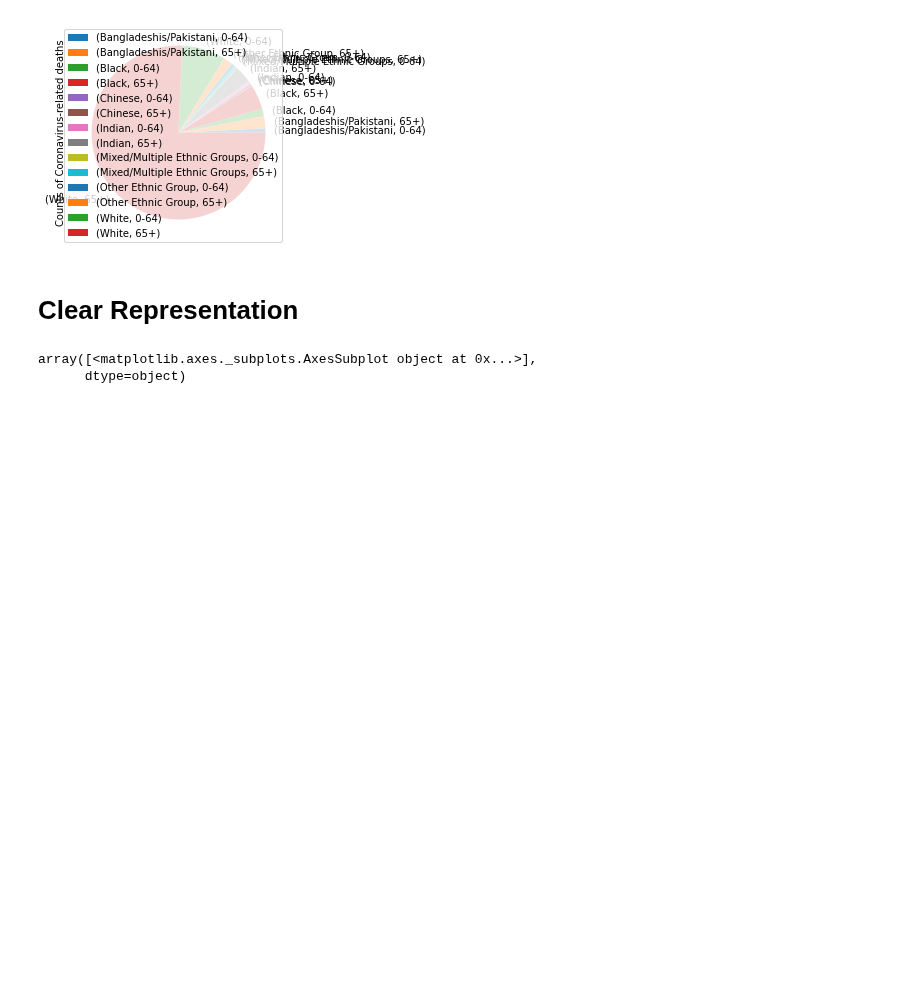
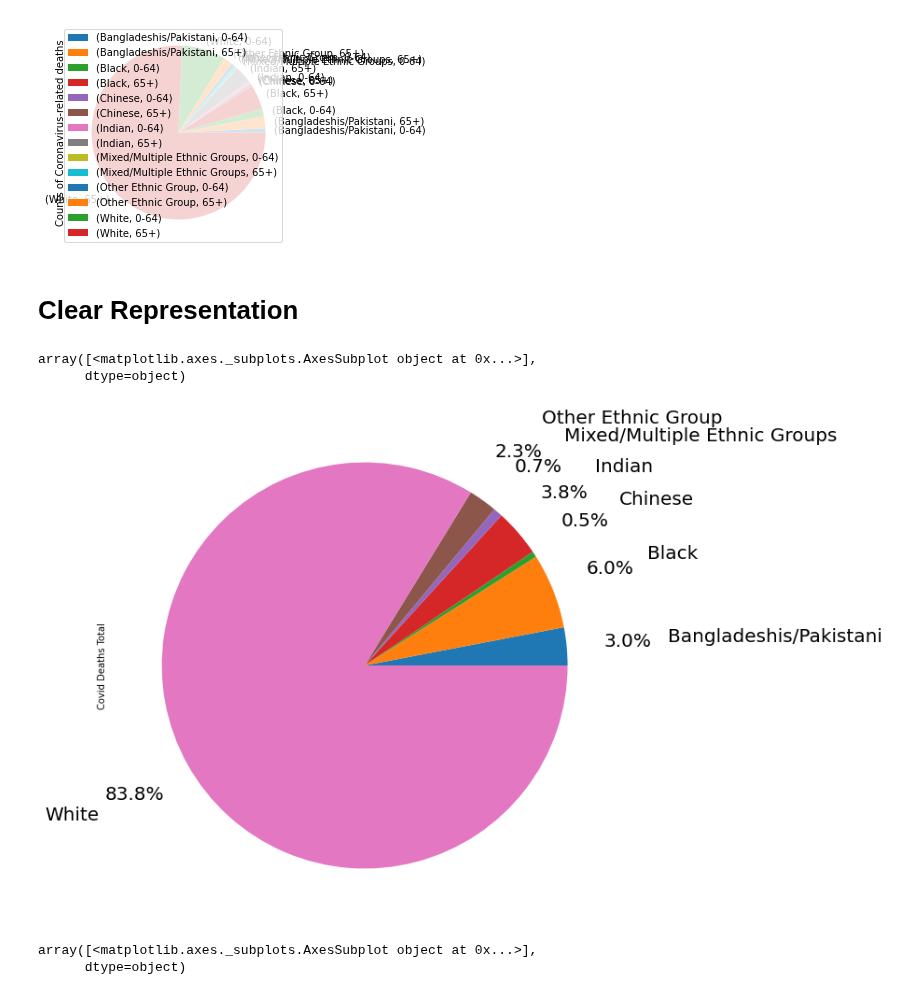
Before and after one commit to Quotennial/covid_bame, a Jupyter notebook: notebooks/Ethnicity And Age Breakdown.ipynb, the cells around one changed output. Saved outputs shown, nothing was run; the diff lists cells and outputs as text; code cells hidden in the pictures; blank space fills up the shorter version.

```diff
--- a/notebooks/Ethnicity And Age Breakdown.ipynb
+++ b/notebooks/Ethnicity And Age Breakdown.ipynb
@@ -276,6 +276,20 @@ array([<matplotlib.axes._subplots.AxesSubplot object at 0x...>],
 [figure]
 # %% [markdown]
 # Clear Representation
+# %%
+#Total Population Covid Deaths Ethnic Split
+
+
+plot_df = df_all_ages.copy()
+plot_df.columns = ["Covid Deaths Total", "Covid Deaths Total pctg"]
+plot_df
+
+plot_df["Covid Deaths Total"].plot.pie(subplots=True, autopct='%.001f%%',
+                                pctdistance=1.3, labeldistance=1.5, figsize=(10,10), textprops={'fontsize': 20})
+# %% [output]
+array([<matplotlib.axes._subplots.AxesSubplot object at 0x...>],
+      dtype=object)
+[figure, added]
 # %%
 # Younger age group Covid Deaths Ethnic Split
 
```
Also changed, not shown: parts of 5 cells of this notebook.
